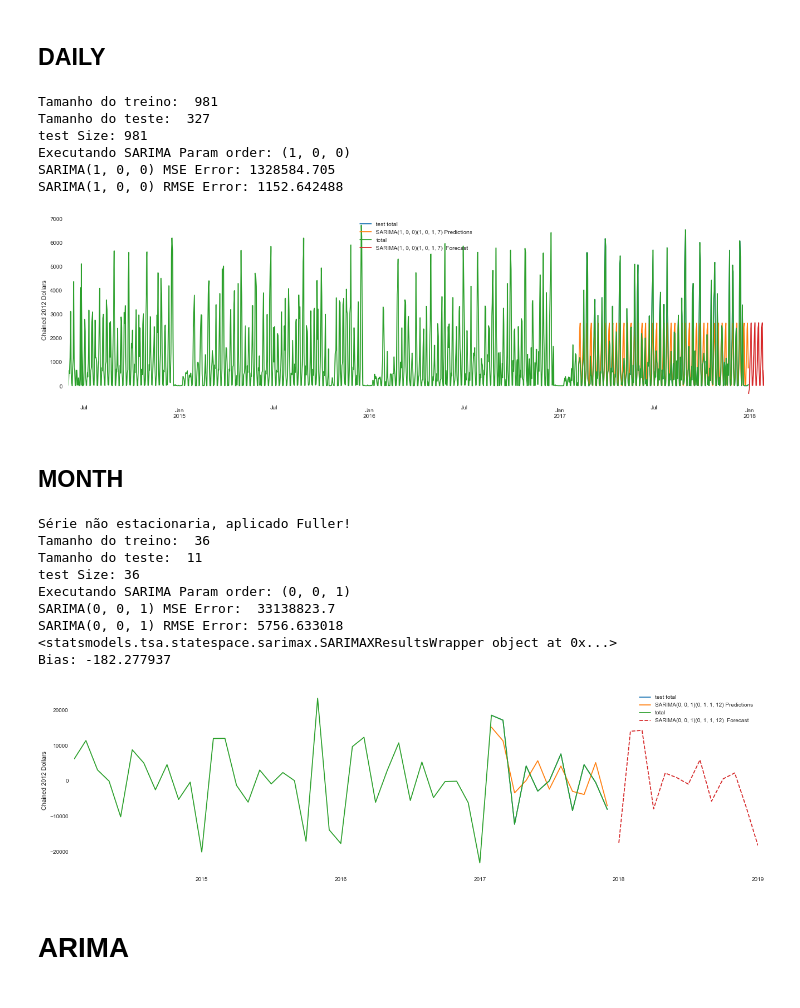
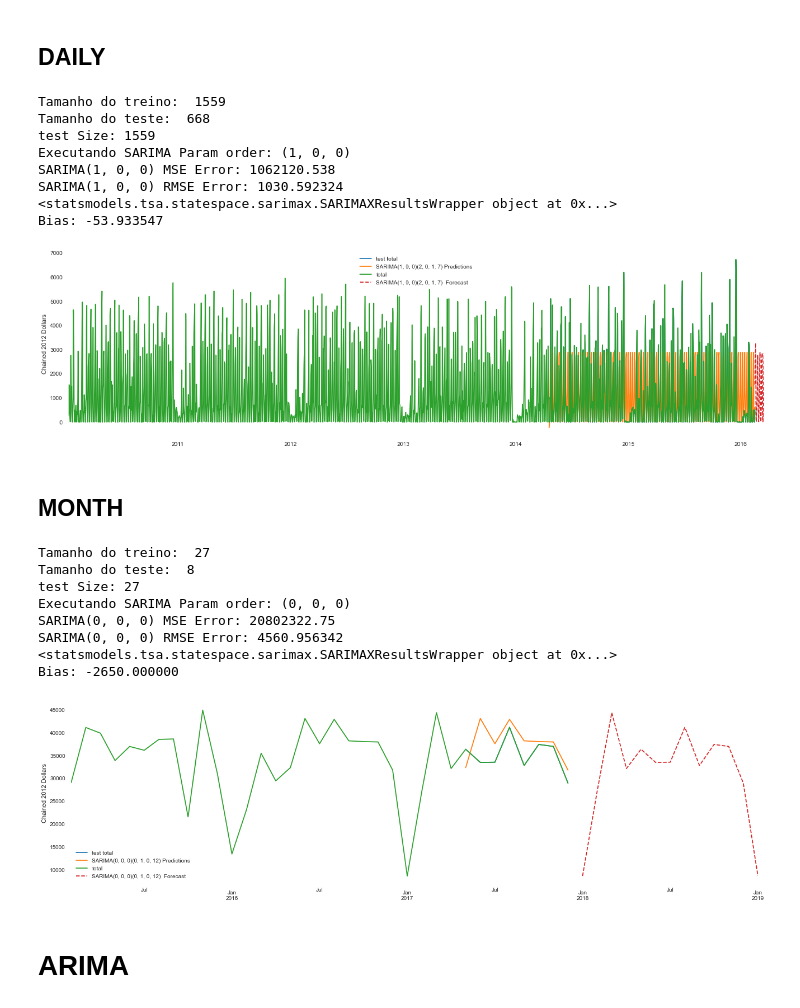
Before and after one commit to joaocamargo/TCC-PUCRS-2020, a Jupyter notebook: TCC ARIMA-Copy1.ipynb, the cells around one changed output. Drawn from its saved outputs; the diff is of its cells as text; code cells hidden in the pictures.

```diff
--- a/TCC ARIMA-Copy1.ipynb
+++ b/TCC ARIMA-Copy1.ipynb
@@ -373,32 +409,33 @@ Bias: -3603.571429
 # %% [markdown]
 ## DAILY
 # %%
-MakePredictionsTestAndForecast('SARIMA',df['2014-06-01':],'total',testPercentSize=25,
+MakePredictionsTestAndForecast('SARIMA',df['2010-01-11':'2016-02-15'],'total',testPercentSize=30,
                                seasonal=True,seasonalM=7,futureEstimation=30)
 # %% [output]
-Tamanho do treino:  981
-Tamanho do teste:  327
-test Size: 981
+Tamanho do treino:  1559
+Tamanho do teste:  668
+test Size: 1559
 Executando SARIMA Param order: (1, 0, 0)
-SARIMA(1, 0, 0) MSE Error: 1328584.705
-SARIMA(1, 0, 0) RMSE Error: 1152.642488
+SARIMA(1, 0, 0) MSE Error: 1062120.538
+SARIMA(1, 0, 0) RMSE Error: 1030.592324
+<statsmodels.tsa.statespace.sarimax.SARIMAXResultsWrapper object at 0x...>
+Bias: -53.933547
-[figure, old version]
+[figure, new version]
 # %% [markdown]
 ## MONTH
 # %%
-MakePredictionsTestAndForecast('SARIMA',dfMonth['2011-01-01':],'total',testPercentSize=25,
+MakePredictionsTestAndForecast('SARIMA',dfMonth['2015-01-11':],'total',testPercentSize=25,
                                seasonal=True,seasonalM=12,futureEstimation=12)
 # %% [output]
-Série não estacionaria, aplicado Fuller!
-Tamanho do treino:  36
-Tamanho do teste:  11
-test Size: 36
-Executando SARIMA Param order: (0, 0, 1)
-SARIMA(0, 0, 1) MSE Error:  33138823.7
-SARIMA(0, 0, 1) RMSE Error: 5756.633018
+Tamanho do treino:  27
+Tamanho do teste:  8
+test Size: 27
+Executando SARIMA Param order: (0, 0, 0)
+SARIMA(0, 0, 0) MSE Error: 20802322.75
+SARIMA(0, 0, 0) RMSE Error: 4560.956342
 <statsmodels.tsa.statespace.sarimax.SARIMAXResultsWrapper object at 0x...>
-Bias: -182.277937
+Bias: -2650.000000
-[figure, old version]
+[figure, new version]
 # %% [markdown]
 # ARIMA
 # %% [markdown]
```
Also changed, not shown: parts of 7 cells of this notebook, 1 other file.
